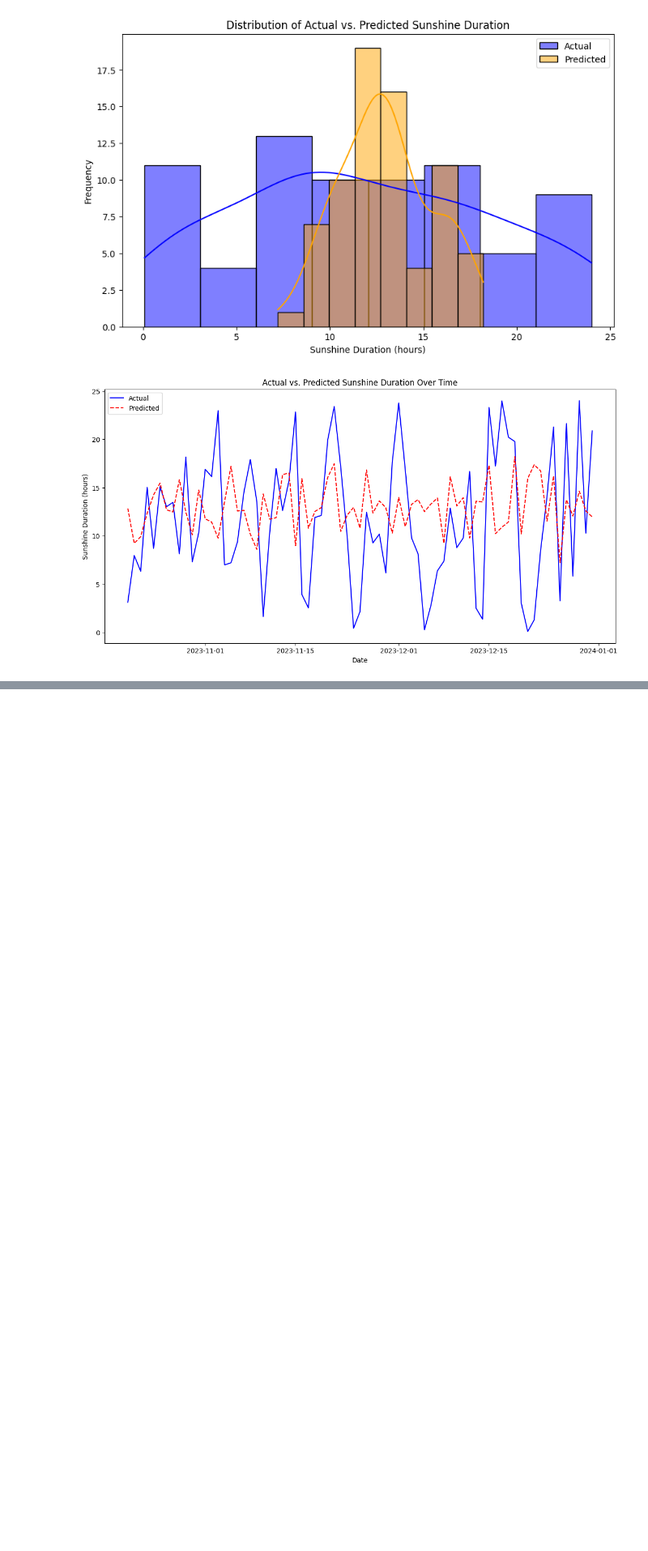
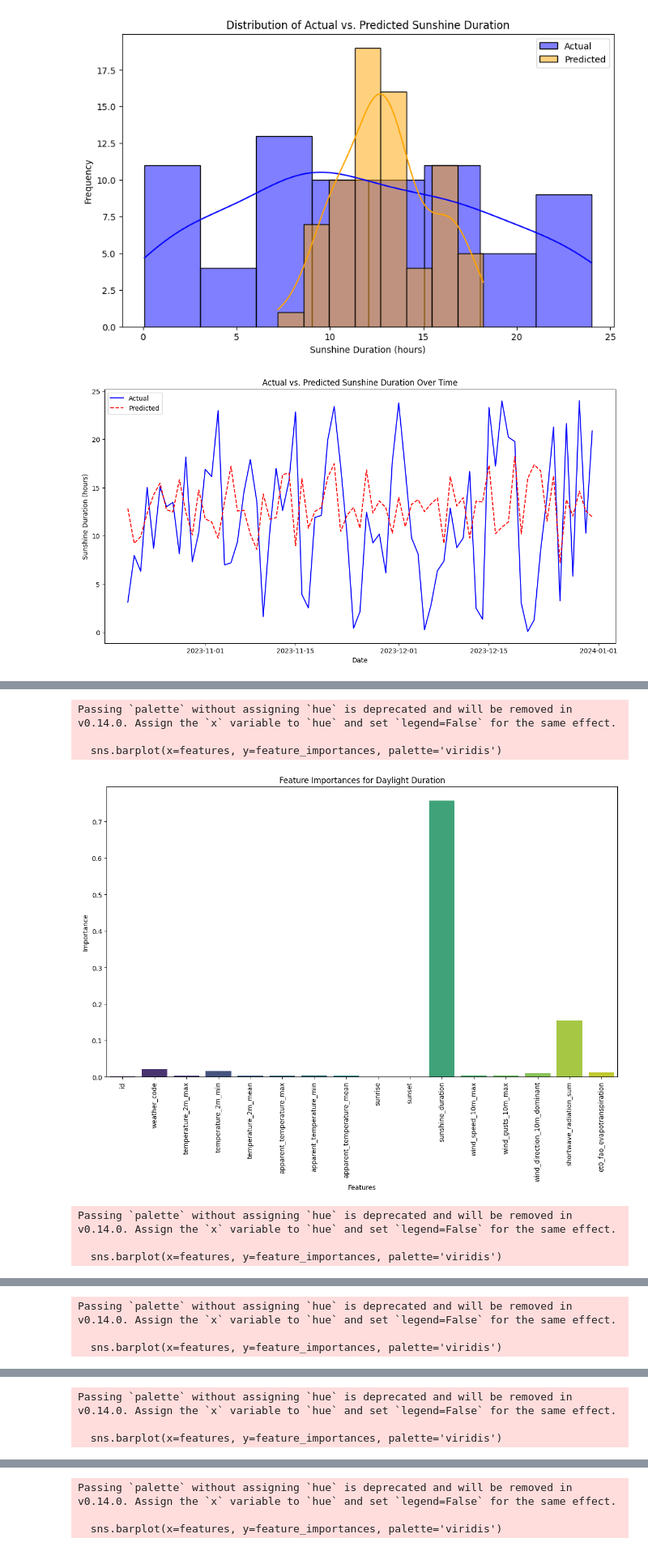
Before and after one commit to samyak-anand/Weather_forecast, a Jupyter notebook: scripts/Weather_analysis_using_mysql.ipynb, the cells around one changed output, grey strips where cells are left out. Shown at 81% size. Cells and saved outputs as stored; diff of their text form; code cells hidden in the pictures; blank space fills up the shorter version.

```diff
--- a/scripts/Weather_analysis_using_mysql.ipynb
+++ b/scripts/Weather_analysis_using_mysql.ipynb
@@ -798,0 +948,33 @@ plt.show()
+# %%
+import matplotlib.pyplot as plt
+import seaborn as sns
+
+def plot_feature_importances(model, features, label, rotation=90):
+    feature_importances = model.feature_importances_
+
+    plt.figure(figsize=(14, 8))  # Increase figure size for better readability
+    sns.barplot(x=features, y=feature_importances, palette='viridis')
+    plt.xlabel('Features')
+    plt.ylabel('Importance')
+    plt.title(f'Feature Importances for {label}')
+
+    # Rotate the x-axis labels for better readability
+    plt.xticks(rotation=rotation)
+
+    plt.show()
+
+features = X.columns
+
+plot_feature_importances(model_daylight_duration, features, "Daylight Duration")
+plot_feature_importances(model_precipitation_sum, features, "Precipitation Sum")
+plot_feature_importances(model_rain_sum, features, "Rain Sum")
+plot_feature_importances(model_snowfall_sum, features, "Snowfall Sum")
+plot_feature_importances(model_precipitation_hours, features, "Precipitation Hours")
+# %% [output]
+Passing `palette` without assigning `hue` is deprecated and will be removed in v0.14.0. Assign the `x` variable to `hue` and set `legend=False` for the same effect.
+
+  sns.barplot(x=features, y=feature_importances, palette='viridis')
+[figure, added]
+Passing `palette` without assigning `hue` is deprecated and will be removed in v0.14.0. Assign the `x` variable to `hue` and set `legend=False` for the same effect.
+
+  sns.barplot(x=features, y=feature_importances, palette='viridis')
@@ -798,0 +982,3 @@ plt.show()
+Passing `palette` without assigning `hue` is deprecated and will be removed in v0.14.0. Assign the `x` variable to `hue` and set `legend=False` for the same effect.
+
+  sns.barplot(x=features, y=feature_importances, palette='viridis')
@@ -798,0 +986,3 @@ plt.show()
+Passing `palette` without assigning `hue` is deprecated and will be removed in v0.14.0. Assign the `x` variable to `hue` and set `legend=False` for the same effect.
+
+  sns.barplot(x=features, y=feature_importances, palette='viridis')
@@ -798,0 +990,3 @@ plt.show()
+Passing `palette` without assigning `hue` is deprecated and will be removed in v0.14.0. Assign the `x` variable to `hue` and set `legend=False` for the same effect.
+
+  sns.barplot(x=features, y=feature_importances, palette='viridis')
```
Also changed, not shown: parts of 14 cells of this notebook.
